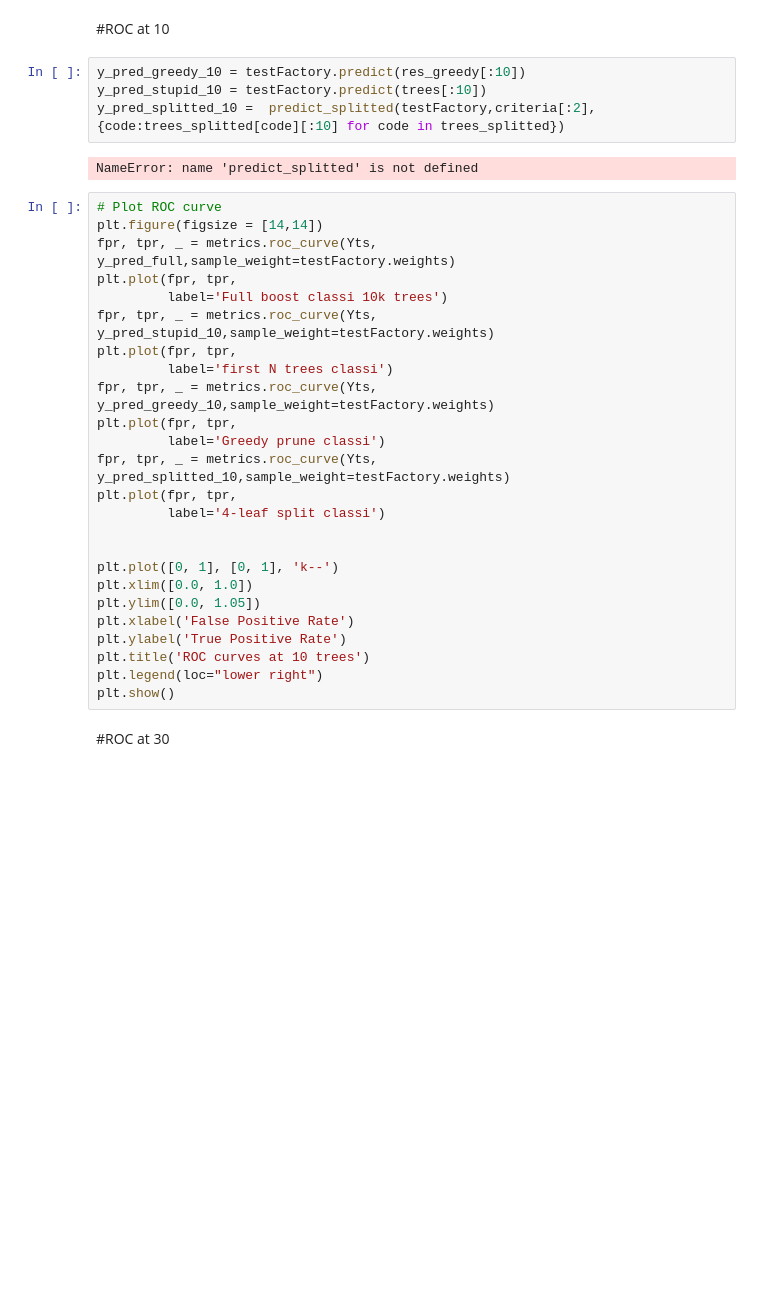
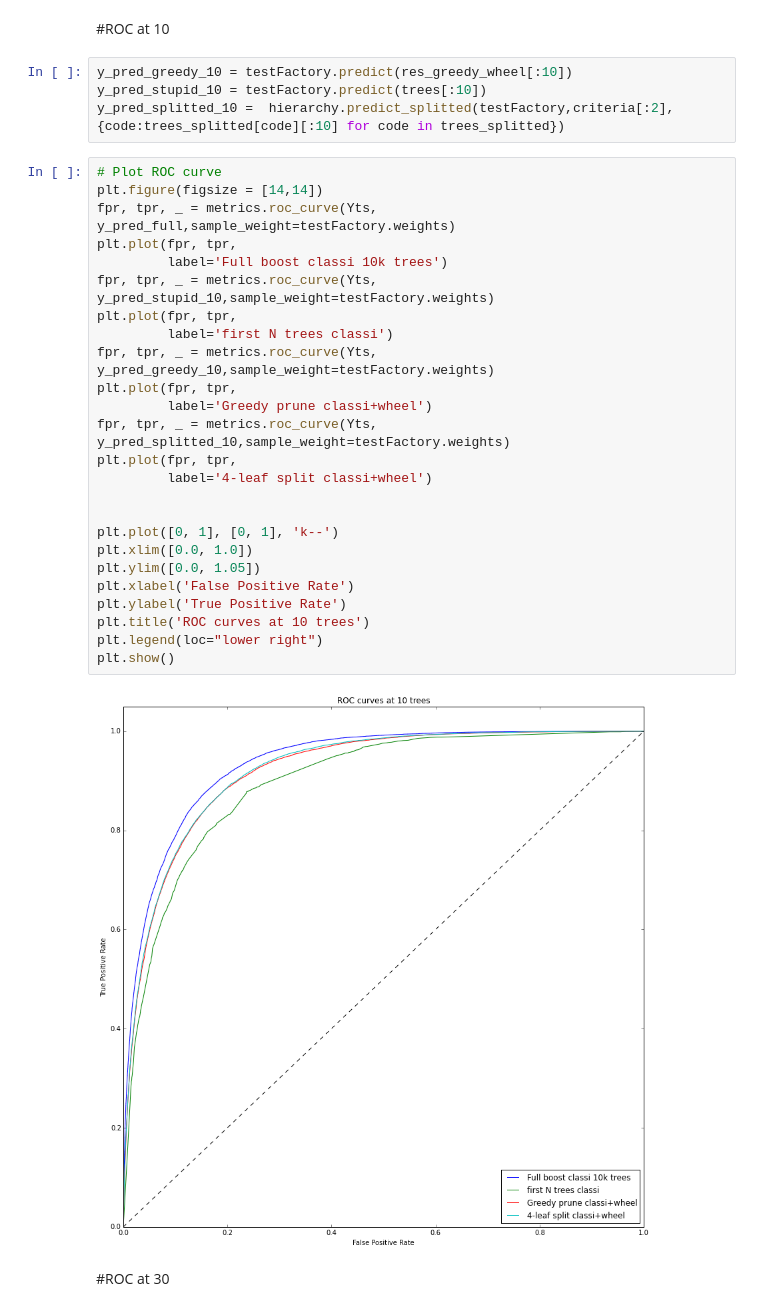
Before and after one commit to BladeCarrier/mining_GIMMEREALPROBLEMPLS, a Jupyter notebook: pruner/greeedy-spatial-smooth-Copy0.ipynb, the cells around one changed output. Cells and saved outputs as stored; diff of their text form; blank space fills up the shorter version.

Commit message:
100trees

```diff
--- a/pruner/greeedy-spatial-smooth-Copy0.ipynb
+++ b/pruner/greeedy-spatial-smooth-Copy0.ipynb
@@ -288,36 +288,36 @@ plt.legend(loc="lower right")
 # %% [markdown]
 #ROC at 10
 # %%
-y_pred_greedy_10 = testFactory.predict(res_greedy[:10])
+y_pred_greedy_10 = testFactory.predict(res_greedy_wheel[:10])
 y_pred_stupid_10 = testFactory.predict(trees[:10])
-y_pred_splitted_10 =  predict_splitted(testFactory,criteria[:2], {code:trees_splitted[code][:10] for code in trees_splitted})
+y_pred_splitted_10 =  hierarchy.predict_splitted(testFactory,criteria[:2], {code:trees_splitted[code][:10] for code in trees_splitted})
-# %% [output]
-NameError: name 'predict_splitted' is not defined
 # %%
 # Plot ROC curve
 plt.figure(figsize = [14,14])
 fpr, tpr, _ = metrics.roc_curve(Yts, y_pred_full,sample_weight=testFactory.weights)
 plt.plot(fpr, tpr,
          label='Full boost classi 10k trees')
 fpr, tpr, _ = metrics.roc_curve(Yts, y_pred_stupid_10,sample_weight=testFactory.weights)
 plt.plot(fpr, tpr,
          label='first N trees classi')
 fpr, tpr, _ = metrics.roc_curve(Yts, y_pred_greedy_10,sample_weight=testFactory.weights)
 plt.plot(fpr, tpr,
-         label='Greedy prune classi')
+         label='Greedy prune classi+wheel')
 fpr, tpr, _ = metrics.roc_curve(Yts, y_pred_splitted_10,sample_weight=testFactory.weights)
 plt.plot(fpr, tpr,
-         label='4-leaf split classi')
+         label='4-leaf split classi+wheel')
 
 
 plt.plot([0, 1], [0, 1], 'k--')
 plt.xlim([0.0, 1.0])
 plt.ylim([0.0, 1.05])
 plt.xlabel('False Positive Rate')
 plt.ylabel('True Positive Rate')
 plt.title('ROC curves at 10 trees')
 plt.legend(loc="lower right")
 plt.show()
+# %% [output]
+[figure, added]
 # %% [markdown]
 #ROC at 30
 # %%
```
Also changed, not shown: parts of 5 cells of this notebook.
